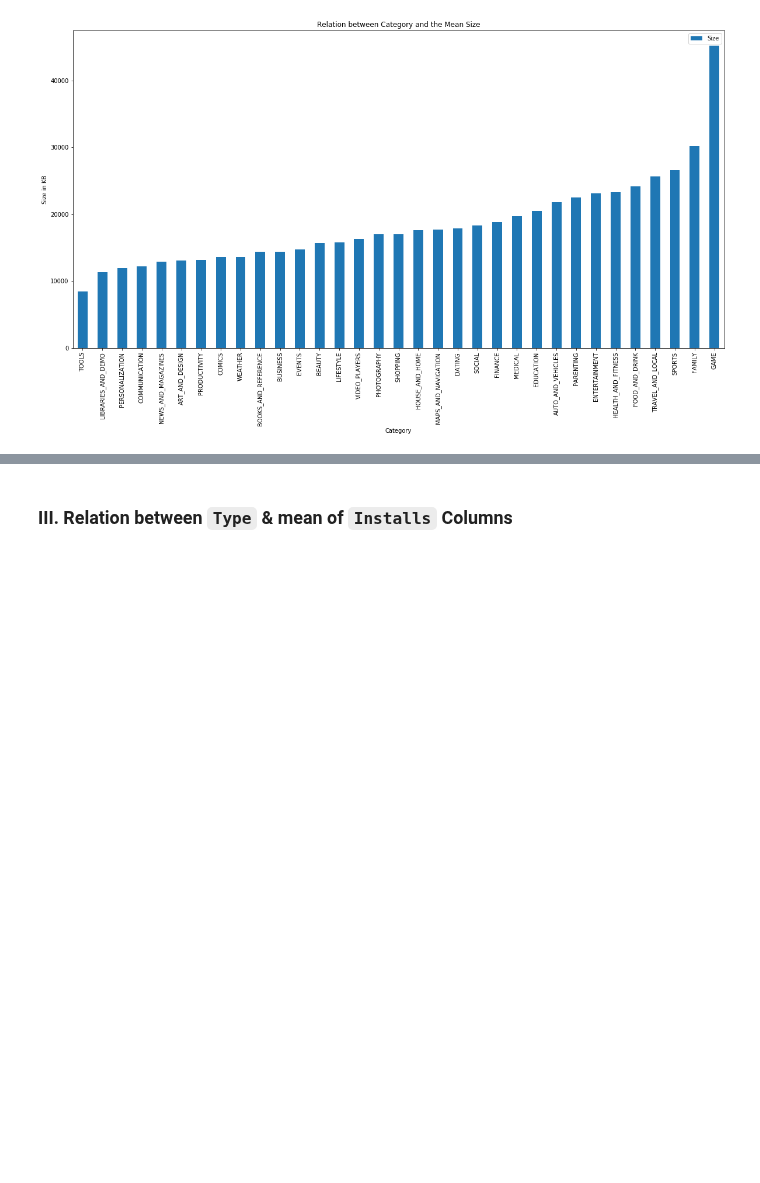
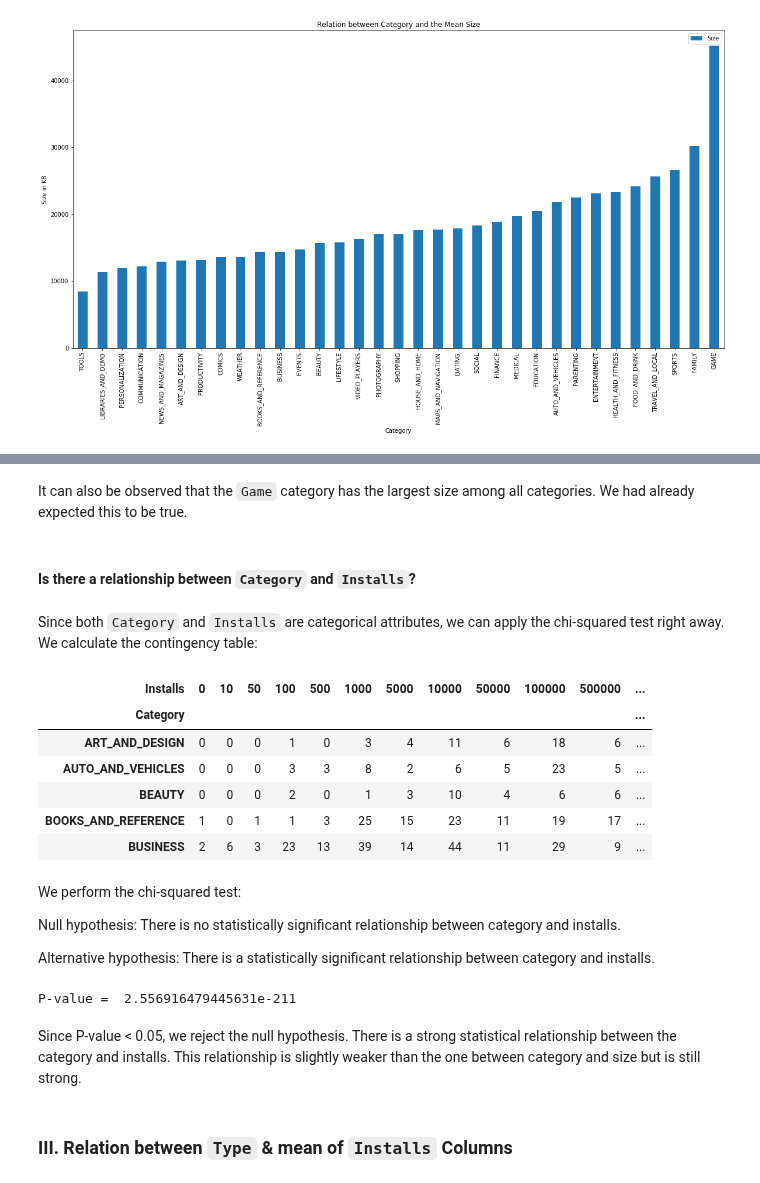
Before and after one commit to Logician724/play-store-analysis, a Jupyter notebook: notebook.ipynb, the cells around one changed output, grey strips where cells are left out. Cells and saved outputs as stored; diff of their text form; code cells hidden in the pictures; blank space fills up the shorter version.

Commit message:
feat: second relationship.

```diff
--- a/notebook.ipynb
+++ b/notebook.ipynb
@@ -780,3 +768,32 @@ _ = plt.ylabel('Size in KB')
+# %% [markdown]
+It can also be observed that the `Game` category has the largest size among all categories. We had already expected this to be true.
+# %% [markdown]
+#### Is there a relationship between `Category` and `Installs`?
+# %% [markdown]
+Since both `Category` and `Installs` are categorical attributes, we can apply the chi-squared test right away. We calculate the contingency table:
+# %%
+contingency_table = pd.crosstab(apps_df['Category'], apps_df['Installs'])
+contingency_table.head()
+# %% [output]
+| Installs | 0 | 10 | 50 | 100 | 500 | 1000 | 5000 | 10000 | 50000 | 100000 | 500000 | ... |
+| Category |  |  |  |  |  |  |  |  |  |  |  | ... |
+| ART_AND_DESIGN | 0 | 0 | 0 | 1 | 0 | 3 | 4 | 11 | 6 | 18 | 6 | ... |
+| AUTO_AND_VEHICLES | 0 | 0 | 0 | 3 | 3 | 8 | 2 | 6 | 5 | 23 | 5 | ... |
+| BEAUTY | 0 | 0 | 0 | 2 | 0 | 1 | 3 | 10 | 4 | 6 | 6 | ... |
+| BOOKS_AND_REFERENCE | 1 | 0 | 1 | 1 | 3 | 25 | 15 | 23 | 11 | 19 | 17 | ... |
+| BUSINESS | 2 | 6 | 3 | 23 | 13 | 39 | 14 | 44 | 11 | 29 | 9 | ... |
+# %% [markdown]
+We perform the chi-squared test:
+
+Null hypothesis: There is no statistically significant relationship between category and installs.
+
+Alternative hypothesis: There is a statistically significant relationship between category and installs.
+# %%
+print('P-value = ', chi2_contingency(contingency_table)[1])
+# %% [output]
+P-value =  2.556916479445631e-211
+# %% [markdown]
+Since P-value < 0.05, we reject the null hypothesis. There is a strong statistical relationship between the category and installs. This relationship is slightly weaker than the one between category and size but is still strong.
 # %% [markdown]
 ### III. Relation between `Type` & mean of `Installs` Columns
 # %%
```
Also changed, not shown: parts of 7 cells of this notebook.
